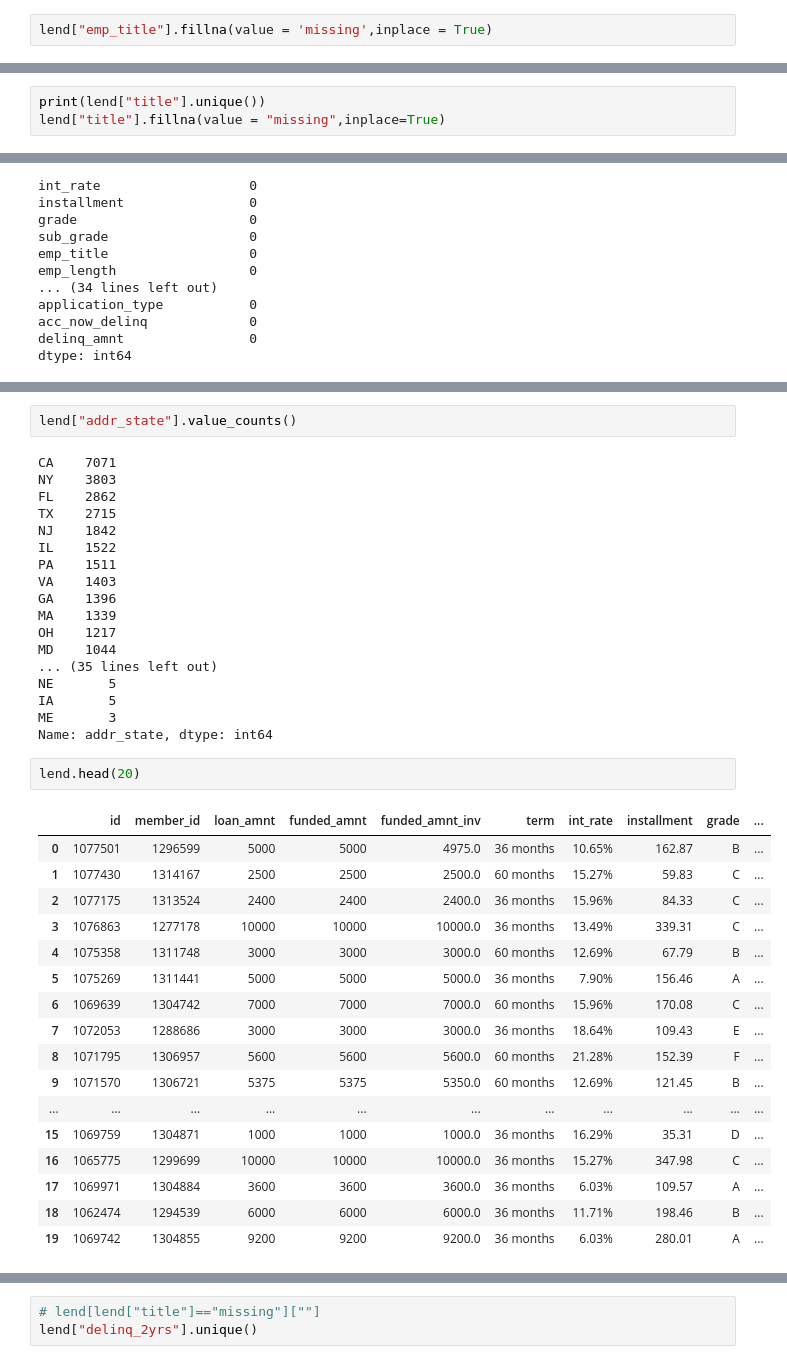
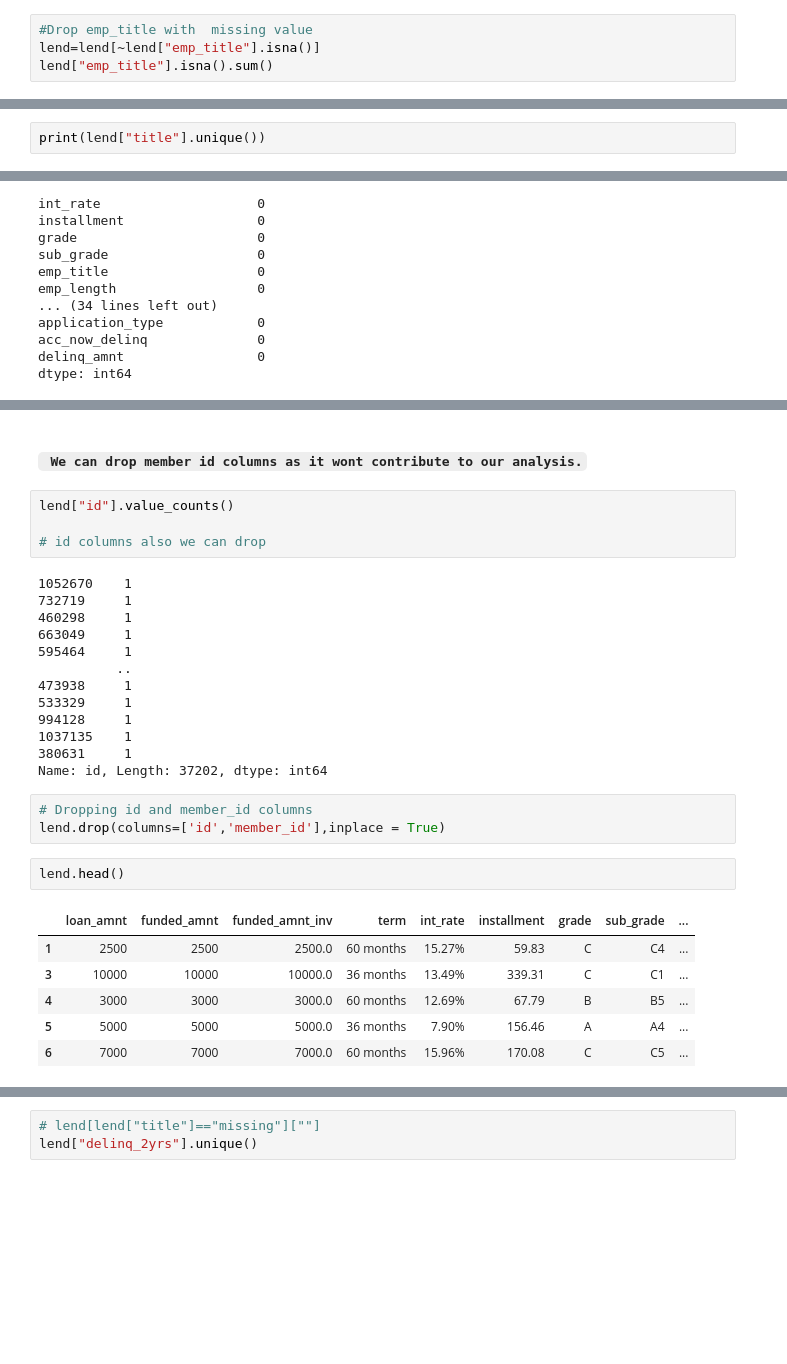
Before and after one commit to soumya-mishra/Lending_club, a Jupyter notebook: Lending_club_assignment.ipynb, the cells around one changed output, grey strips where cells are left out. Drawn from its saved outputs; the diff is of its cells as text; blank space fills up the shorter version.

```diff
--- a/Lending_club_assignment.ipynb
+++ b/Lending_club_assignment.ipynb
@@ -199,2 +260,4 @@ array([nan, 'Ryder', 'AIR RESOURCES BOARD', ..., 'FiSite Research',
-# %%
-lend["emp_title"].fillna(value = 'missing',inplace = True)
+# %%
+#Drop emp_title with  missing value
+lend=lend[~lend["emp_title"].isna()]
+lend["emp_title"].isna().sum()
@@ -268,4 +332,3 @@ Name: title, dtype: object
 # %%
 print(lend["title"].unique())
-lend["title"].fillna(value = "missing",inplace=True)
 # %% [output]
@@ -394,43 +473,34 @@ array(['860xx', '309xx', '606xx', '917xx', '972xx', '852xx', '280xx',
-# %%
-lend["addr_state"].value_counts()
-# %% [output]
-CA    7071
-NY    3803
-FL    2862
-TX    2715
-NJ    1842
-IL    1522
-PA    1511
-VA    1403
-GA    1396
-MA    1339
-OH    1217
-MD    1044
-... (35 lines left out)
-NE       5
-IA       5
-ME       3
-Name: addr_state, dtype: int64
+# %% [markdown]
+#### ` We can drop member id columns as it wont contribute to our analysis.`
+# %%
+lend["id"].value_counts()
+
+# id columns also we can drop
+# %% [output]
+1052670    1
+732719     1
+460298     1
+663049     1
+595464     1
+          ..
+473938     1
+533329     1
+994128     1
+1037135    1
+380631     1
+Name: id, Length: 37202, dtype: int64
+# %%
+# Dropping id and member_id columns
+lend.drop(columns=['id','member_id'],inplace = True)
 # %%
-lend.head(20)
+lend.head()
 # %% [output]
-|  | id | member_id | loan_amnt | funded_amnt | funded_amnt_inv | term | int_rate | installment | grade | ... |
-| 0 | 1077501 | 1296599 | 5000 | 5000 | 4975.0 | 36 months | 10.65% | 162.87 | B | ... |
-| 1 | 1077430 | 1314167 | 2500 | 2500 | 2500.0 | 60 months | 15.27% | 59.83 | C | ... |
-| 2 | 1077175 | 1313524 | 2400 | 2400 | 2400.0 | 36 months | 15.96% | 84.33 | C | ... |
-| 3 | 1076863 | 1277178 | 10000 | 10000 | 10000.0 | 36 months | 13.49% | 339.31 | C | ... |
-| 4 | 1075358 | 1311748 | 3000 | 3000 | 3000.0 | 60 months | 12.69% | 67.79 | B | ... |
-| 5 | 1075269 | 1311441 | 5000 | 5000 | 5000.0 | 36 months | 7.90% | 156.46 | A | ... |
-| 6 | 1069639 | 1304742 | 7000 | 7000 | 7000.0 | 60 months | 15.96% | 170.08 | C | ... |
-| 7 | 1072053 | 1288686 | 3000 | 3000 | 3000.0 | 36 months | 18.64% | 109.43 | E | ... |
-| 8 | 1071795 | 1306957 | 5600 | 5600 | 5600.0 | 60 months | 21.28% | 152.39 | F | ... |
-| 9 | 1071570 | 1306721 | 5375 | 5375 | 5350.0 | 60 months | 12.69% | 121.45 | B | ... |
-| ... | ... | ... | ... | ... | ... | ... | ... | ... | ... | ... |
-| 15 | 1069759 | 1304871 | 1000 | 1000 | 1000.0 | 36 months | 16.29% | 35.31 | D | ... |
-| 16 | 1065775 | 1299699 | 10000 | 10000 | 10000.0 | 36 months | 15.27% | 347.98 | C | ... |
-| 17 | 1069971 | 1304884 | 3600 | 3600 | 3600.0 | 36 months | 6.03% | 109.57 | A | ... |
-| 18 | 1062474 | 1294539 | 6000 | 6000 | 6000.0 | 36 months | 11.71% | 198.46 | B | ... |
-| 19 | 1069742 | 1304855 | 9200 | 9200 | 9200.0 | 36 months | 6.03% | 280.01 | A | ... |
+|  | loan_amnt | funded_amnt | funded_amnt_inv | term | int_rate | installment | grade | sub_grade | ... |
+| 1 | 2500 | 2500 | 2500.0 | 60 months | 15.27% | 59.83 | C | C4 | ... |
+| 3 | 10000 | 10000 | 10000.0 | 36 months | 13.49% | 339.31 | C | C1 | ... |
+| 4 | 3000 | 3000 | 3000.0 | 60 months | 12.69% | 67.79 | B | B5 | ... |
+| 5 | 5000 | 5000 | 5000.0 | 36 months | 7.90% | 156.46 | A | A4 | ... |
+| 6 | 7000 | 7000 | 7000.0 | 60 months | 15.96% | 170.08 | C | C5 | ... |
 # %%
 lend["pymnt_plan"].value_counts()
 # %% [output]
```
Also changed, not shown: parts of 253 cells of this notebook, 1 other file.
